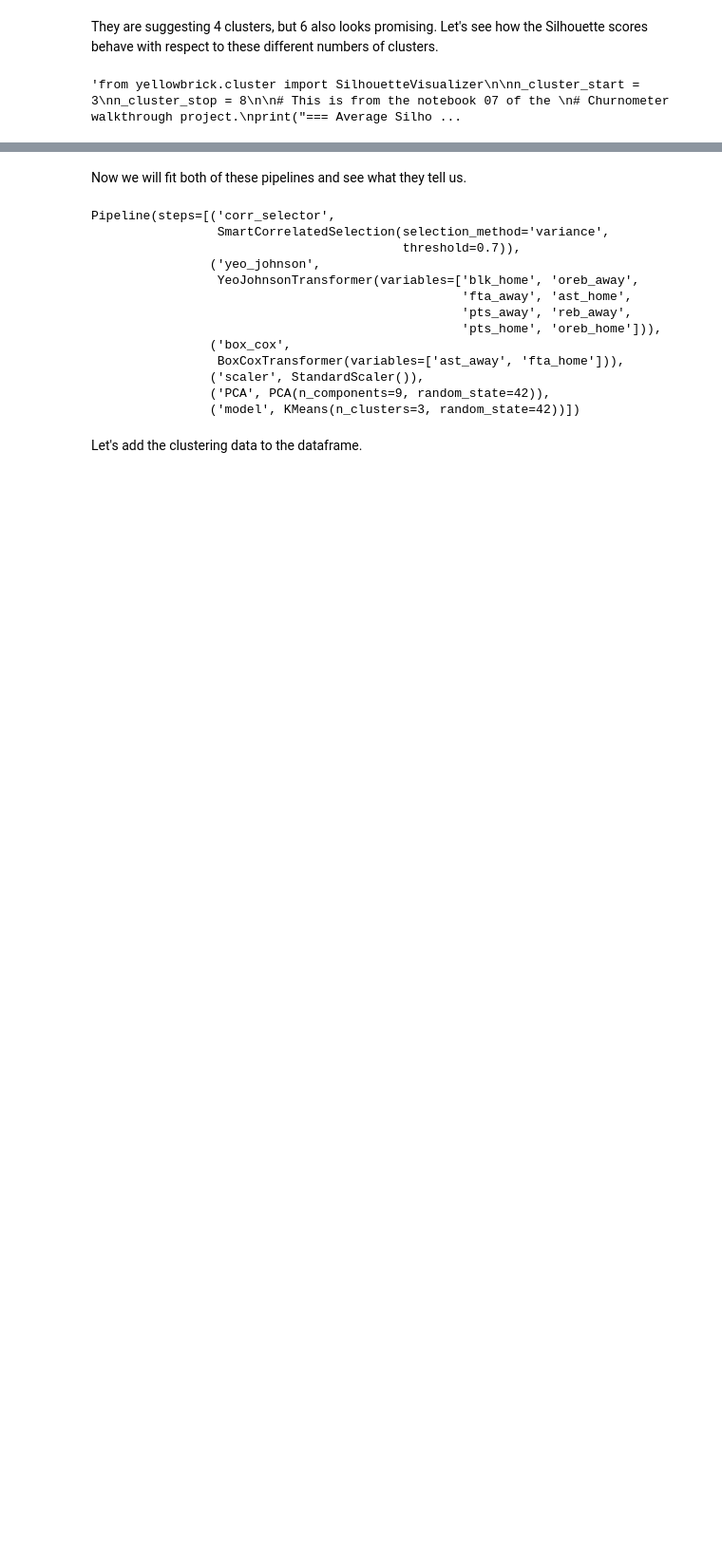
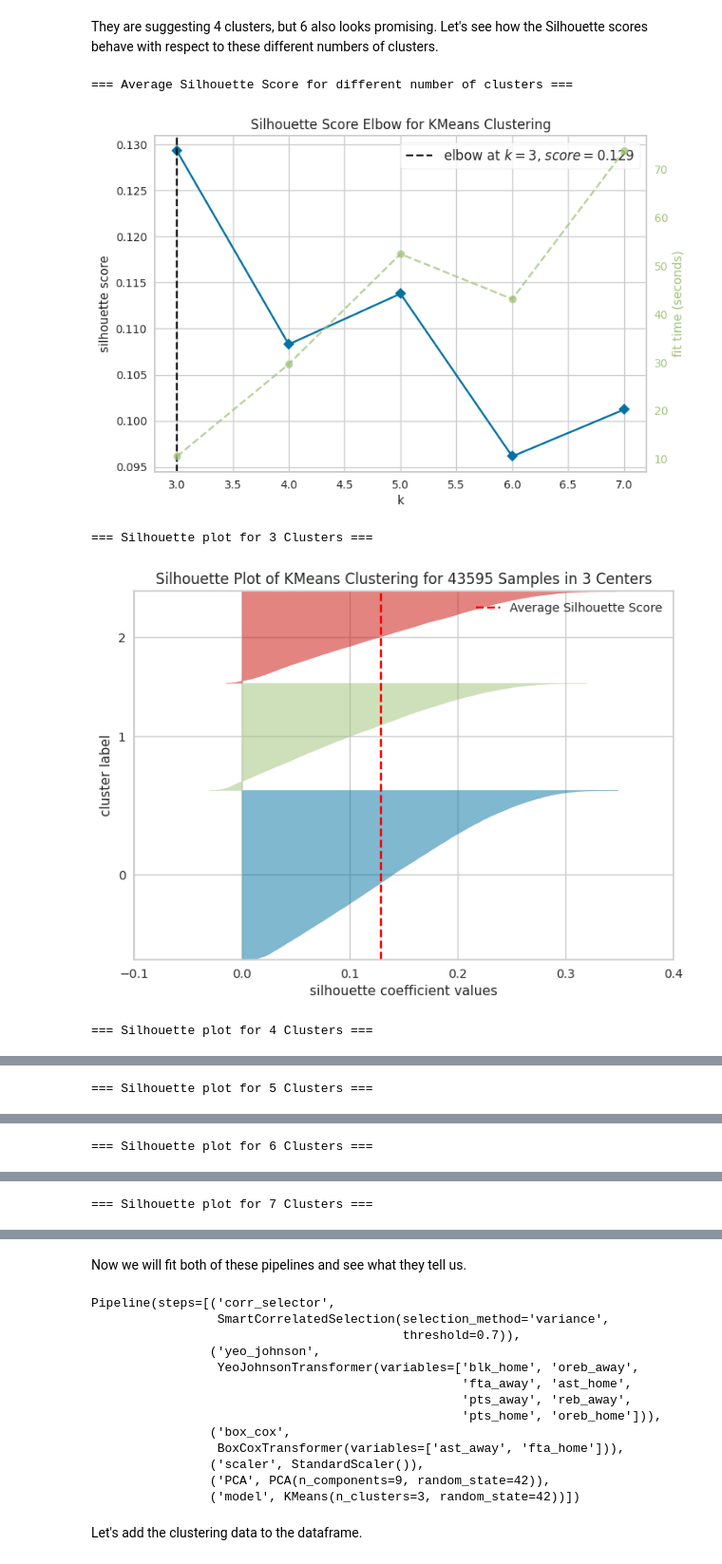
Before and after one commit to smtilson/pp5-ml-dashboard, a Jupyter notebook: jupyter_notebooks/07_Clustering.ipynb, the cells around one changed output, grey strips where cells are left out. Shown at 95% size. Cells and saved outputs as stored; diff of their text form; code cells hidden in the pictures; blank space fills up the shorter version.

```diff
--- a/jupyter_notebooks/07_Clustering.ipynb
+++ b/jupyter_notebooks/07_Clustering.ipynb
@@ -185,33 +186,35 @@ plt.show()
 # %% [markdown]
 They are suggesting 4 clusters, but 6 also looks promising. Let's see how the Silhouette scores behave with respect to these different numbers of clusters.
 # %%
-'''from yellowbrick.cluster import SilhouetteVisualizer
+from yellowbrick.cluster import SilhouetteVisualizer
 
 n_cluster_start = 3
 n_cluster_stop = 8
 
 # This is from the notebook 07 of the
 # Churnometer walkthrough project.
 print("=== Average Silhouette Score for different number of clusters ===")
 visualizer = KElbowVisualizer(KMeans(random_state=42), k=(
     n_cluster_start, n_cluster_stop), metric='silhouette')
 visualizer.fit(game_data_pca)
 visualizer.show()
 plt.show()
 print("\n")
 
 
 for n_clusters in np.arange(start=n_cluster_start, stop=n_cluster_stop):
 
     print(f"=== Silhouette plot for {n_clusters} Clusters ===")
     visualizer = SilhouetteVisualizer(estimator=KMeans(n_clusters=n_clusters,
                                                        random_state=42),
                                       colors='yellowbrick')
     visualizer.fit(game_data_pca)
     visualizer.show()
     plt.show()
     print("\n")
-
-'''
 # %% [output]
-'from yellowbrick.cluster import SilhouetteVisualizer\n\nn_cluster_start = 3\nn_cluster_stop = 8\n\n# This is from the notebook 07 of the \n# Churnometer walkthrough project.\nprint("=== Average Silho ...
+=== Average Silhouette Score for different number of clusters ===
+[figure, added]
+=== Silhouette plot for 3 Clusters ===
+[figure, added]
+=== Silhouette plot for 4 Clusters ===
@@ -217,0 +222 @@ for n_clusters in np.arange(start=n_cluster_start, stop=n_cluster_stop):
+=== Silhouette plot for 5 Clusters ===
@@ -217,0 +224 @@ for n_clusters in np.arange(start=n_cluster_start, stop=n_cluster_stop):
+=== Silhouette plot for 6 Clusters ===
@@ -217,0 +226 @@ for n_clusters in np.arange(start=n_cluster_start, stop=n_cluster_stop):
+=== Silhouette plot for 7 Clusters ===
```
Also changed, not shown: parts of 34 cells of this notebook, 16 other files.
